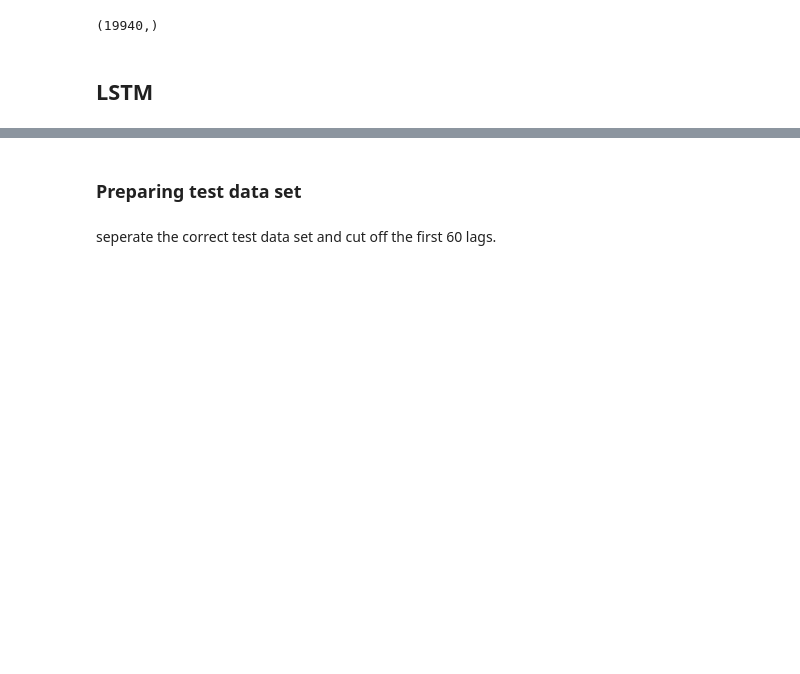
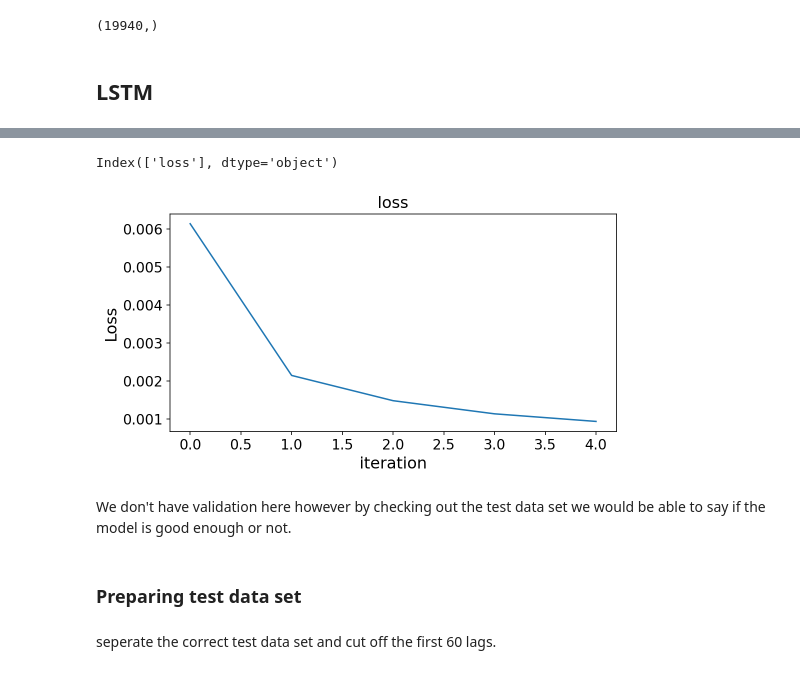
Before and after one commit to Atashnezhad/Time_series_project, a Jupyter notebook: Code/P03_02_LSTM.ipynb, the cells around one changed output, grey strips where cells are left out. Cells and saved outputs as stored; diff of their text form; code cells hidden in the pictures; blank space fills up the shorter version.

```diff
--- a/Code/P03_02_LSTM.ipynb
+++ b/Code/P03_02_LSTM.ipynb
@@ -298,0 +307,5 @@ _________________________________________________________________
+# %%
+model_history_df = pd.DataFrame(history.history)
+model_history_df.columns
+# %% [output]
+Index(['loss'], dtype='object')
@@ -299,3 +314,15 @@ _________________________________________________________________
+# %%
+plt.figure(figsize=(8,4))
+plt.plot(model_history_df['loss'])
+plt.title('loss', fontsize=16)
+plt.xlabel("iteration", fontsize=16), plt.ylabel("Loss", fontsize=16)
+plt.xticks(fontsize=14), plt.yticks(fontsize=14)
+plt.show()
+# plt.savefig("plot_01_1_4classes_balanced_second_app.png")
+# %% [output]
+[figure, added]
+# %% [markdown]
+We don't have validation here however by checking out the test data set we would be able to say if the model is good enough or not.
 # %% [markdown]
 ### Preparing test data set
 # %%
```
Also changed, not shown: parts of 36 cells of this notebook, 1 other file.
